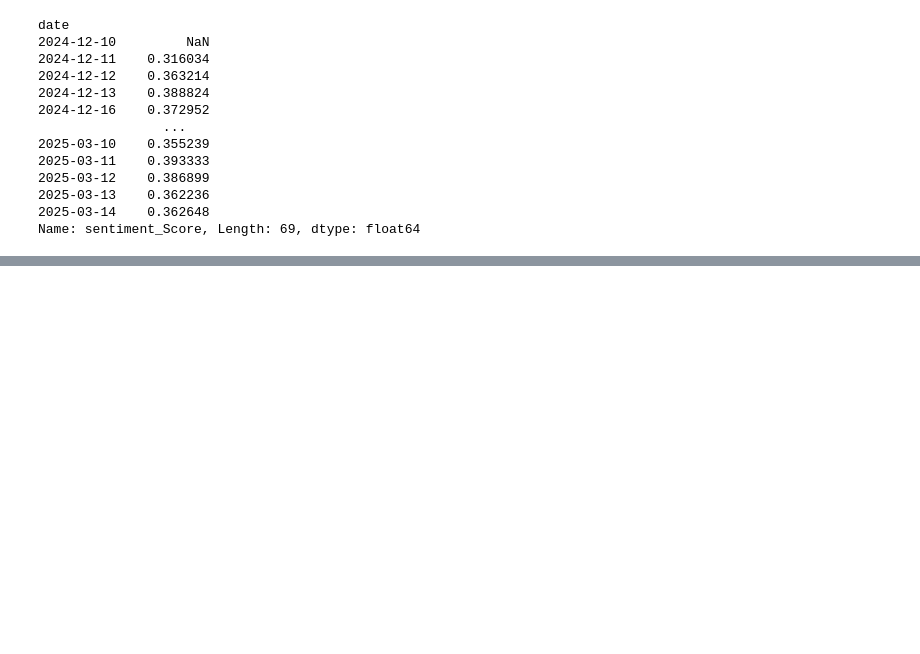
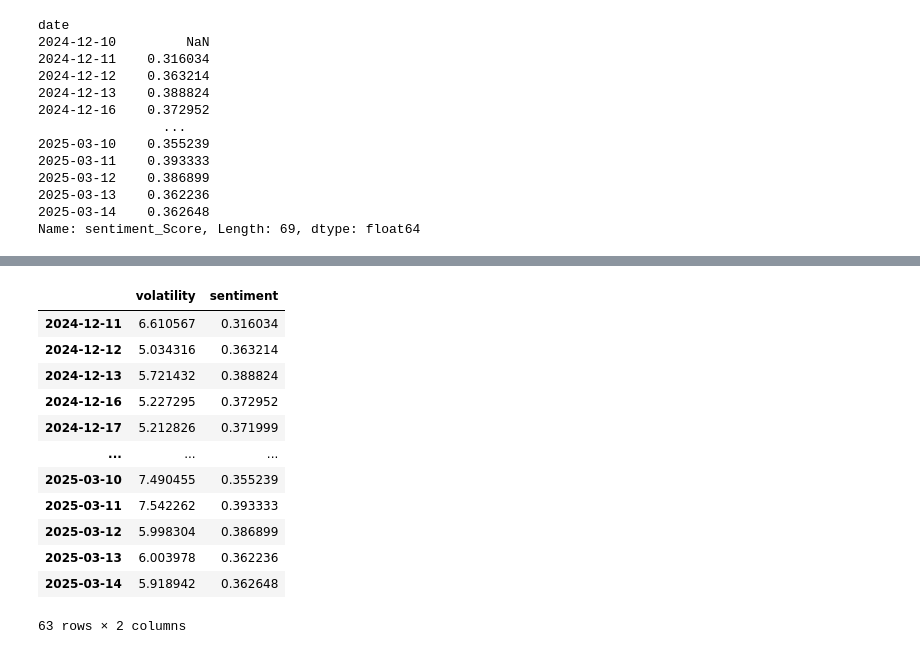
Before and after one commit to jenniferYeeee/NLP_Stock_Prediction, a Jupyter notebook: reddit_related/reddit_processor.ipynb, the cells around one changed output, grey strips where cells are left out. Drawn from its saved outputs; the diff is of its cells as text; code cells hidden in the pictures; blank space fills up the shorter version.

```diff
--- a/reddit_related/reddit_processor.ipynb
+++ b/reddit_related/reddit_processor.ipynb
@@ -230,0 +228,16 @@ plt.show()
+# %%
+merged
+# %% [output]
+|  | volatility | sentiment |
+| 2024-12-11 | 6.610567 | 0.316034 |
+| 2024-12-12 | 5.034316 | 0.363214 |
+| 2024-12-13 | 5.721432 | 0.388824 |
+| 2024-12-16 | 5.227295 | 0.372952 |
+| 2024-12-17 | 5.212826 | 0.371999 |
+| ... | ... | ... |
+| 2025-03-10 | 7.490455 | 0.355239 |
+| 2025-03-11 | 7.542262 | 0.393333 |
+| 2025-03-12 | 5.998304 | 0.386899 |
+| 2025-03-13 | 6.003978 | 0.362236 |
+| 2025-03-14 | 5.918942 | 0.362648 |
+63 rows × 2 columns
```
Also changed, not shown: parts of 4 cells of this notebook, 1 other file.
